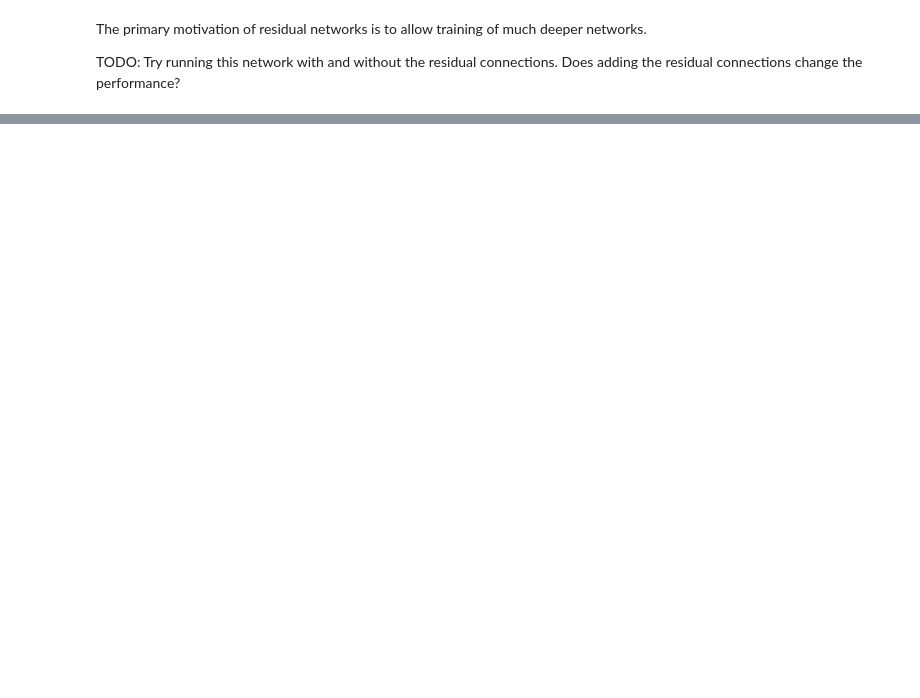
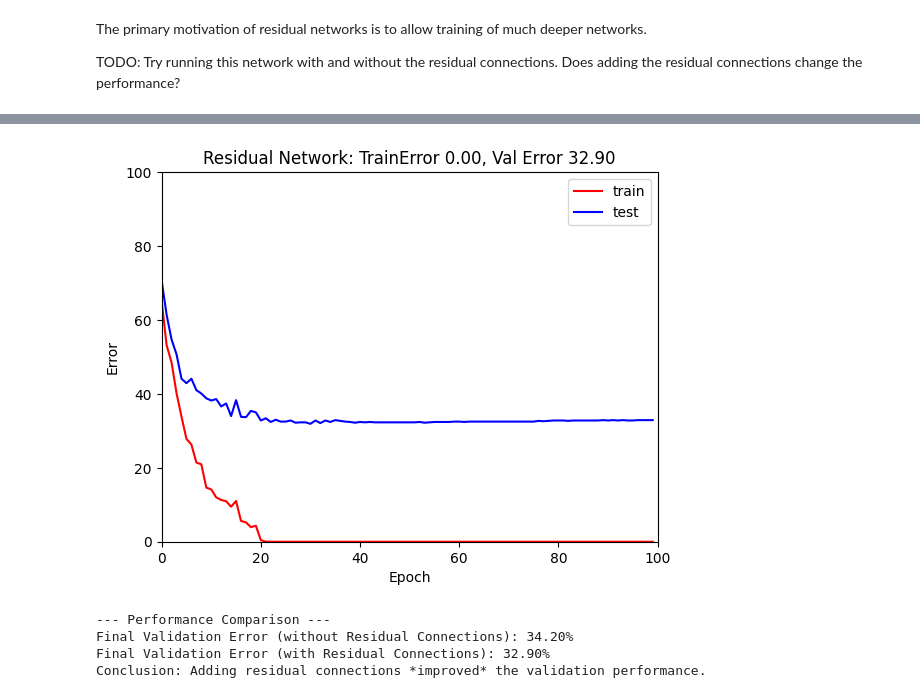
Before and after one commit to joyngeno21-ui/Joy-AI-Assignment, a Jupyter notebook: Notebooks/Chap11/11_2_Residual_Networks.ipynb, the cells around one changed output, grey strips where cells are left out. Cells and saved outputs as stored; diff of their text form; code cells hidden in the pictures; blank space fills up the shorter version.

```diff
--- a/Notebooks/Chap11/11_2_Residual_Networks.ipynb
+++ b/Notebooks/Chap11/11_2_Residual_Networks.ipynb
@@ -160,0 +279,31 @@ TODO: Try running this network with and without the residual connections.  Does
+# %%
+# Plot the results for the residual network
+fig_res, ax_res = plt.subplots()
+ax_res.plot(errors_train_res,'r-',label='train')
+ax_res.plot(errors_val_res,'b-',label='test')
+ax_res.set_ylim(0,100); ax_res.set_xlim(0,n_epoch_res)
+ax_res.set_xlabel('Epoch'); ax_res.set_ylabel('Error')
+ax_res.set_title(f'Residual Network: TrainError {errors_train_res[-1]:3.2f}, Val Error {errors_val_res[-1]:3.2f}')
+ax_res.legend()
+plt.show()
+
+# Compare with the non-residual network results
+final_val_error_no_res = errors_val[-1] # From the kernel state (previous run)
+final_val_error_with_res = errors_val_res[-1]
+
+print(f"\n--- Performance Comparison ---")
+print(f"Final Validation Error (without Residual Connections): {final_val_error_no_res:.2f}%")
+print(f"Final Validation Error (with Residual Connections): {final_val_error_with_res:.2f}%")
+
+if final_val_error_with_res < final_val_error_no_res:
+    print("Conclusion: Adding residual connections *improved* the validation performance.")
+elif final_val_error_with_res > final_val_error_no_res:
+    print("Conclusion: Adding residual connections *degraded* the validation performance.")
+else:
+    print("Conclusion: Adding residual connections had *no significant change* on the validation performance.")
+# %% [output]
+[figure, added]
+--- Performance Comparison ---
+Final Validation Error (without Residual Connections): 34.20%
+Final Validation Error (with Residual Connections): 32.90%
+Conclusion: Adding residual connections *improved* the validation performance.
```
Also changed, not shown: parts of 7 cells of this notebook.
